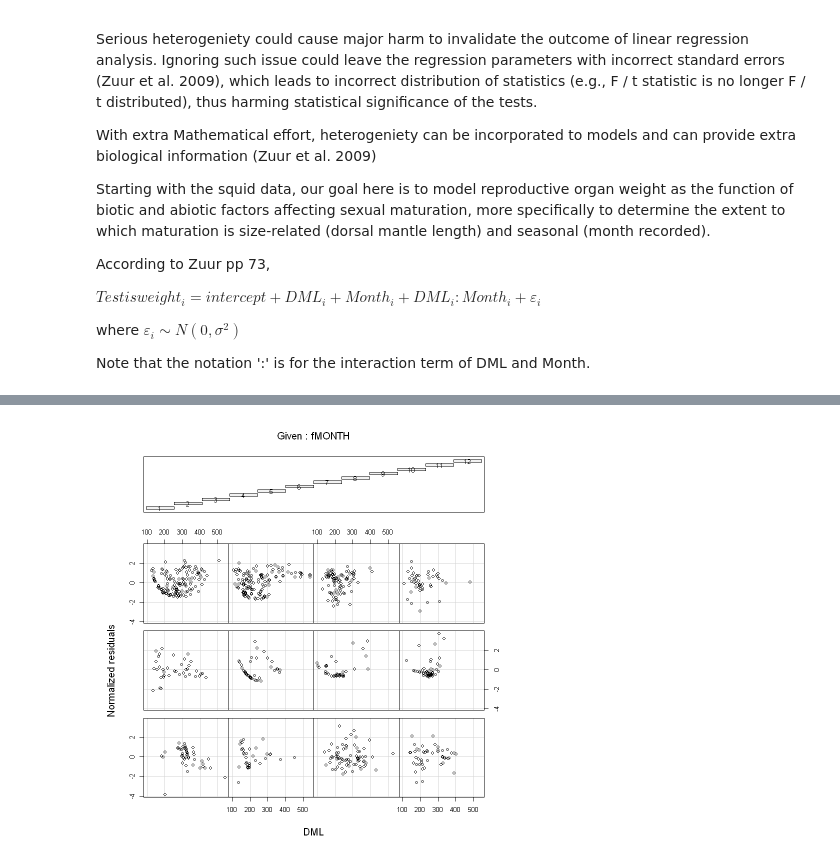
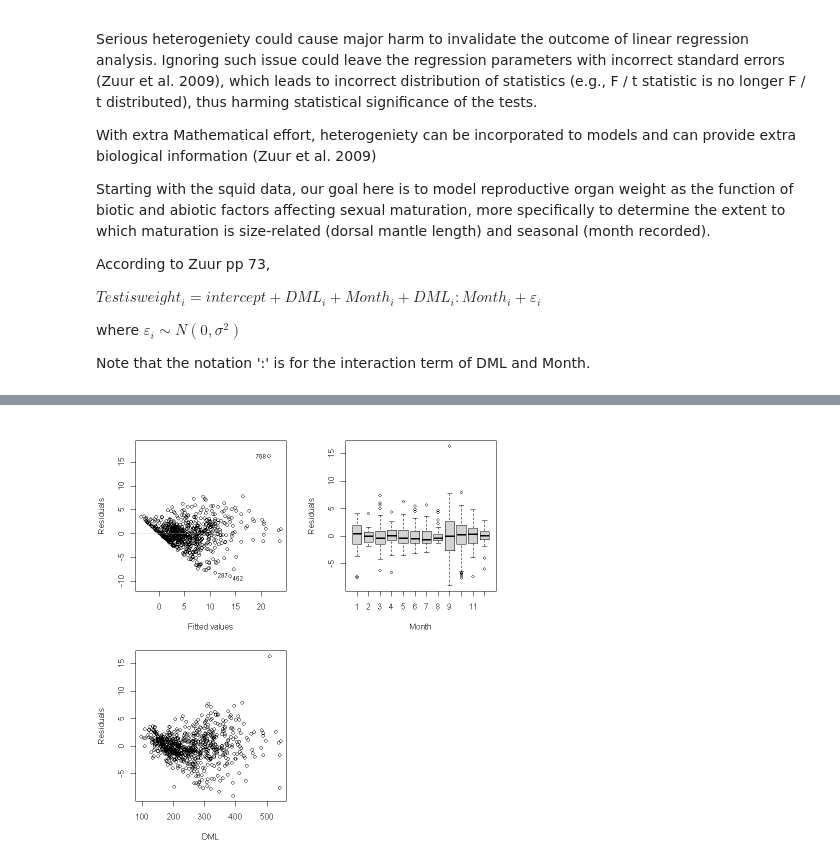
Before and after one commit to johnypark/Zuur2009-Examples, a Jupyter notebook: Chap4_1_Heterogeniety.ipynb, the cells around one changed output, grey strips where cells are left out. Saved outputs shown, nothing was run; the diff lists cells and outputs as text; code cells hidden in the pictures.

```diff
--- a/Chap4_1_Heterogeniety.ipynb
+++ b/Chap4_1_Heterogeniety.ipynb
@@ -43,4 +42,0 @@ is plotted below in terms of residual spread by DML for each month.
-# %%
-M1<- lm (Testisweight ~DML*fMONTH, data=Squid)
-E0<-resid(M1)
-coplot(E0~DML|fMONTH,ylab="lm residuals", data=Squid)
@@ -52,4 +42,0 @@ Same applys when the residuals are normalized with gls function:
-# %%
-M1<-gls(Testisweight ~ DML*fMONTH, data=Squid)
-E0_n<-resid(M1, type="normalized")
-coplot(E0_n~DML|fMONTH,ylab="normalized lm residuals", data=Squid)
@@ -65,6 +43,8 @@ coplot(E1~ DML | fMONTH, ylab ="Ordinary residuals for power of the covariate",
-# %%
-### Ordinary residuals
-E2<-resid(M.gls4,type="normalized")
-coplot(E2~ DML | fMONTH, ylab ="Normalized residuals", data= Squid)
-# %% [output]
-[figure, removed]
+# %%
+op<-par(mfrow=c(2,2), mar= c(4,4,2,2))
+plot(M1,which =c(1), col=1, add.smooth=FALSE, caption="")
+plot(Squid$fMONTH, resid(M1), xlab="Month", ylab="Residuals")
+plot(Squid$DML, resid(M1), xlab="DML", ylab="Residuals")
+par(op)
+# %% [output]
+[figure, added]
```
Also changed, not shown: parts of 8 cells of this notebook.
